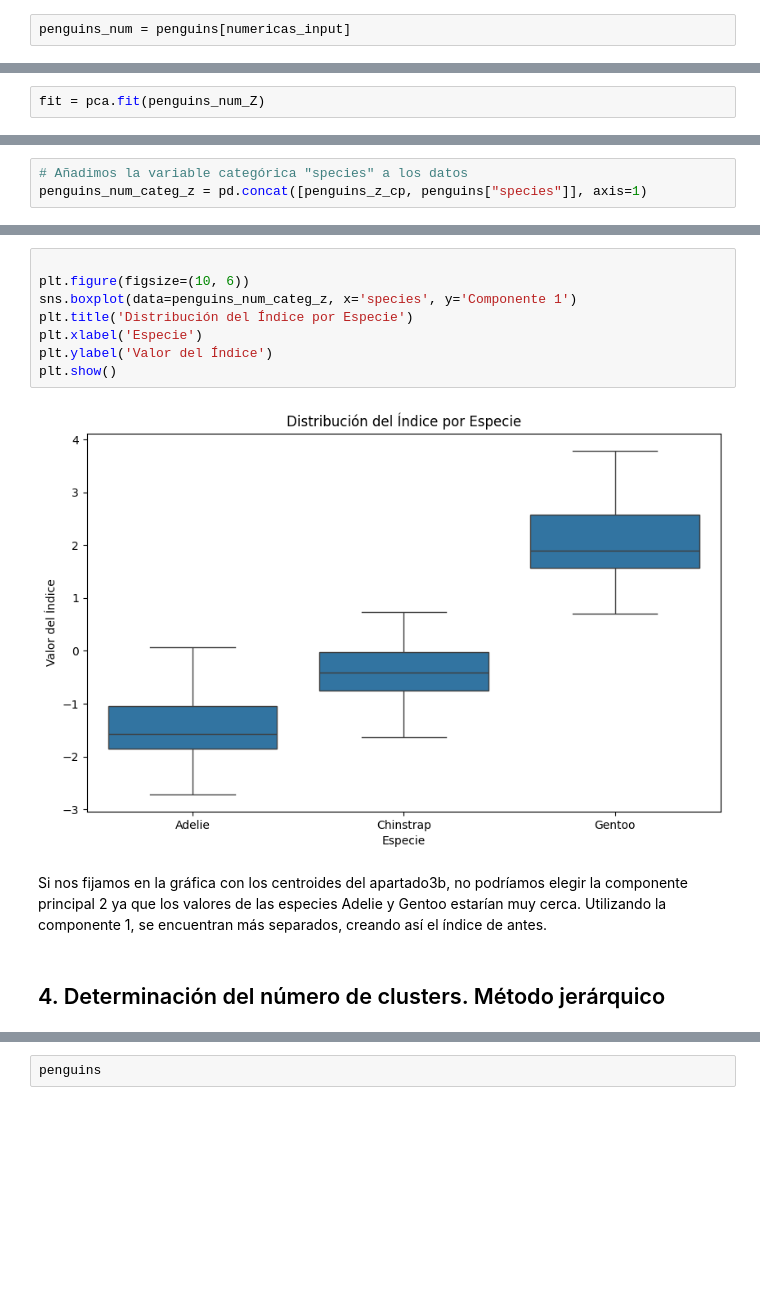
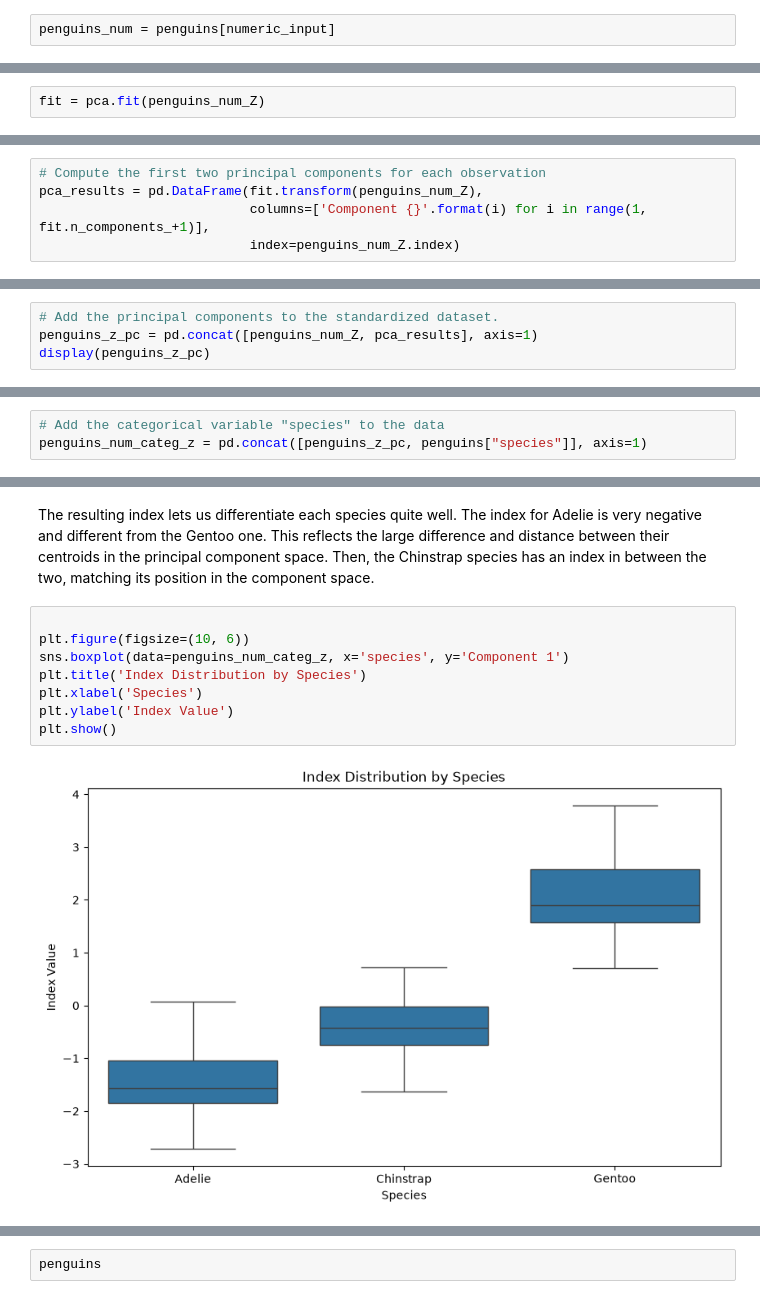
Before and after one commit to adoviguerav/penguins_pca_clustering, a Jupyter notebook: PCA_Clustering_Adolfo_Viguera.ipynb, the cells around one changed output, grey strips where cells are left out. Cells and saved outputs as stored; diff of their text form; blank space fills up the shorter version.

```diff
--- a/PCA_Clustering_Adolfo_Viguera.ipynb
+++ b/PCA_Clustering_Adolfo_Viguera.ipynb
@@ -137,2 +137,2 @@ categoricas_input = [variable for variable in variables_input if variable not in
 # %%
-penguins_num = penguins[numericas_input]
+penguins_num = penguins[numeric_input]
@@ -280,0 +218,5 @@ En los próximos gráficos observamos los resultados de una forma más visual
+# %%
+# Compute the first two principal components for each observation
+pca_results = pd.DataFrame(fit.transform(penguins_num_Z),
+                           columns=['Component {}'.format(i) for i in range(1, fit.n_components_+1)],
+                           index=penguins_num_Z.index)
@@ -280,0 +225,4 @@ En los próximos gráficos observamos los resultados de una forma más visual
+# %%
+# Add the principal components to the standardized dataset.
+penguins_z_pc = pd.concat([penguins_num_Z, pca_results], axis=1)
+display(penguins_z_pc)
@@ -302,4 +300,4 @@ plot_pca_scatter_with_vectors(pca, penguins_num_Z, fit.n_components, fit.compone
 # %%
-# Añadimos la variable categórica "species" a los datos
-penguins_num_categ_z = pd.concat([penguins_z_cp, penguins["species"]], axis=1)
+# Add the categorical variable "species" to the data
+penguins_num_categ_z = pd.concat([penguins_z_pc, penguins["species"]], axis=1)
 # %%
@@ -330,14 +326,12 @@ El índice obtenido nos permite diferenciar cada una de las especies bastante bi
+# %% [markdown]
+The resulting index lets us differentiate each species quite well. The index for Adelie is very negative and different from the Gentoo one. This reflects the large difference and distance between their centroids in the principal component space. Then, the Chinstrap species has an index in between the two, matching its position in the component space.
 # %%
 
 plt.figure(figsize=(10, 6))
-sns.boxplot(data=penguins_num_categ_z, x='species', y='Componente 1')
-plt.title('Distribución del Índice por Especie')
-plt.xlabel('Especie')
-plt.ylabel('Valor del Índice')
+sns.boxplot(data=penguins_num_categ_z, x='species', y='Component 1')
+plt.title('Index Distribution by Species')
+plt.xlabel('Species')
+plt.ylabel('Index Value')
 plt.show()
 # %% [output]
-[figure, old version]
+[figure, new version]
-# %% [markdown]
-Si nos fijamos en la gráfica con los centroides del apartado3b, no podríamos elegir la componente principal 2 ya que los valores de las especies Adelie y Gentoo estarían muy cerca. Utilizando la componente 1, se encuentran más separados, creando así el índice de antes.
-# %% [markdown]
-## 4. Determinación del número de clusters. Método jerárquico
```
Also changed, not shown: parts of 127 cells of this notebook, 4 other files.
